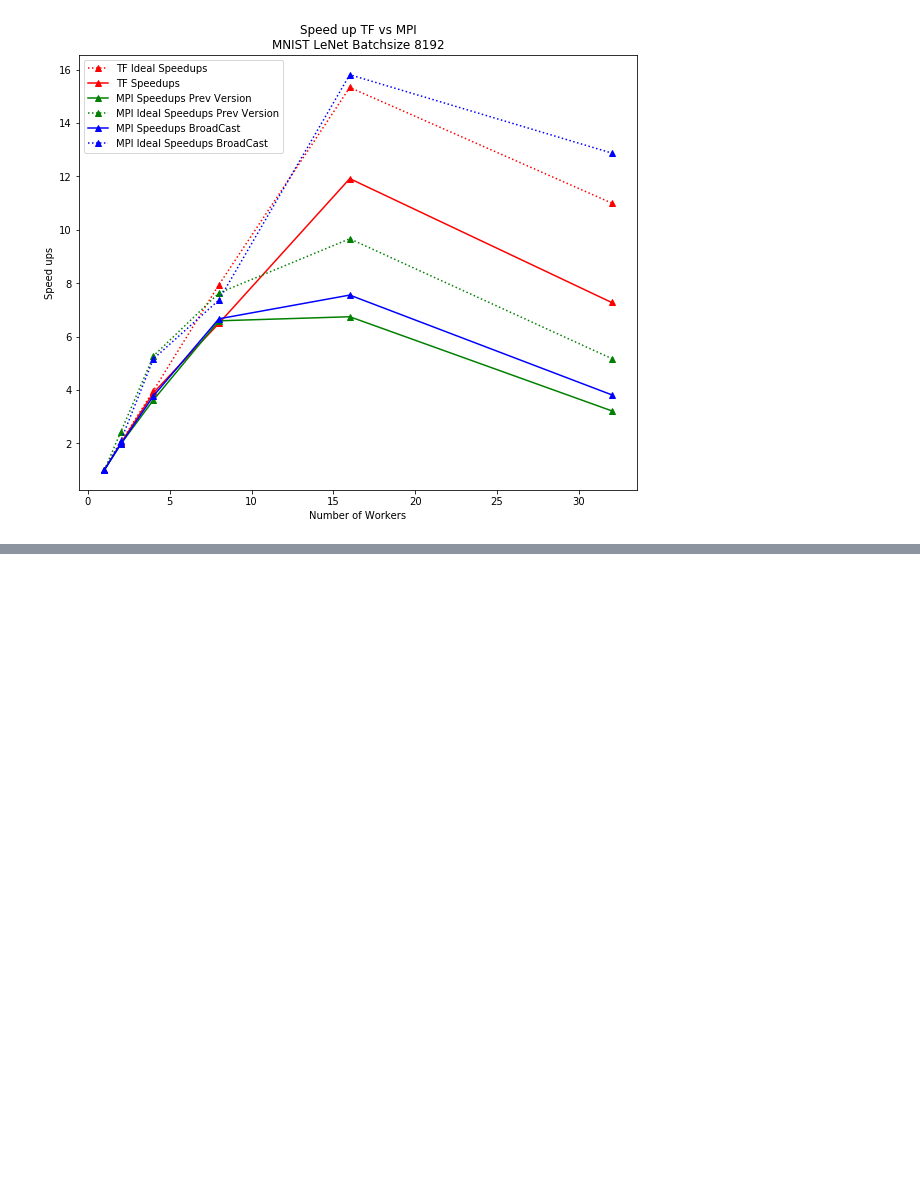
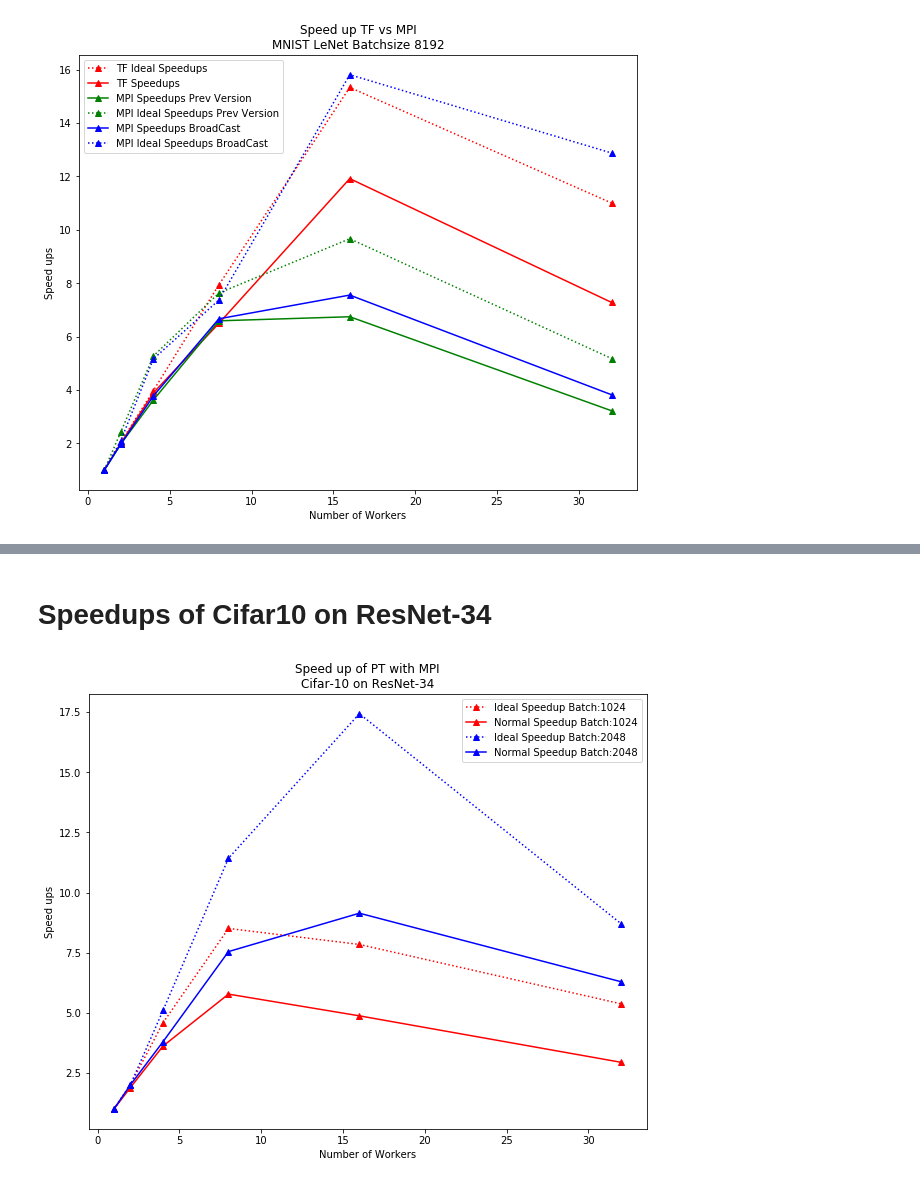
Before and after one commit to hwang595/TF-Pytorch-comparison, a Jupyter notebook: analysis/MPI_vs_TF_speedups_bsize8192.ipynb, the cells around one changed output, grey strips where cells are left out. Cells and saved outputs as stored; diff of their text form; code cells hidden in the pictures; blank space fills up the shorter version.

```diff
--- a/analysis/MPI_vs_TF_speedups_bsize8192.ipynb
+++ b/analysis/MPI_vs_TF_speedups_bsize8192.ipynb
@@ -89,0 +121,25 @@ plt.show()
+# %% [markdown]
+# Speedups of Cifar10 on ResNet-34
+# %%
+num_worker_interval = [1, 2, 4, 8, 16 ,32]
+# batch size at 1024
+normal_speedup_b1k = [1, 1.89, 3.61855, 5.7778, 4.875, 2.9422]
+ideal_speedup_b1k = [1, 2.0, 4.5882, 8.5090, 7.8435, 5.3731]
+
+# batch size at 2048
+normal_speedup_b2k = [1, 1.999, 3.799, 7.5471, 9.1428, 6.2910]
+ideal_speedup_b2k = [1, 2.0, 5.1, 11.4285, 17.4387, 8.70038]
+
+fig_2 = plt.figure()
+plt.plot(num_worker_interval, ideal_speedup_b1k, ':^r', label='Ideal Speedup Batch:1024')
+plt.plot(num_worker_interval, normal_speedup_b1k, '-^r', label='Normal Speedup Batch:1024')
+plt.plot(num_worker_interval, ideal_speedup_b2k, ':^b', label='Ideal Speedup Batch:2048')
+plt.plot(num_worker_interval, normal_speedup_b2k, '-^b', label='Normal Speedup Batch:2048')
+plt.title("Speed up of PT with MPI\nCifar-10 on ResNet-34")
+plt.xlabel("Number of Workers")
+plt.ylabel("Speed ups")
+plt.legend()
+#plt.savefig("straggler_ideal_speedup_comparison.jpg", dpi=300)
+plt.show()
+# %% [output]
+[figure, added]
```
Also changed, not shown: parts of 2 cells of this notebook.
